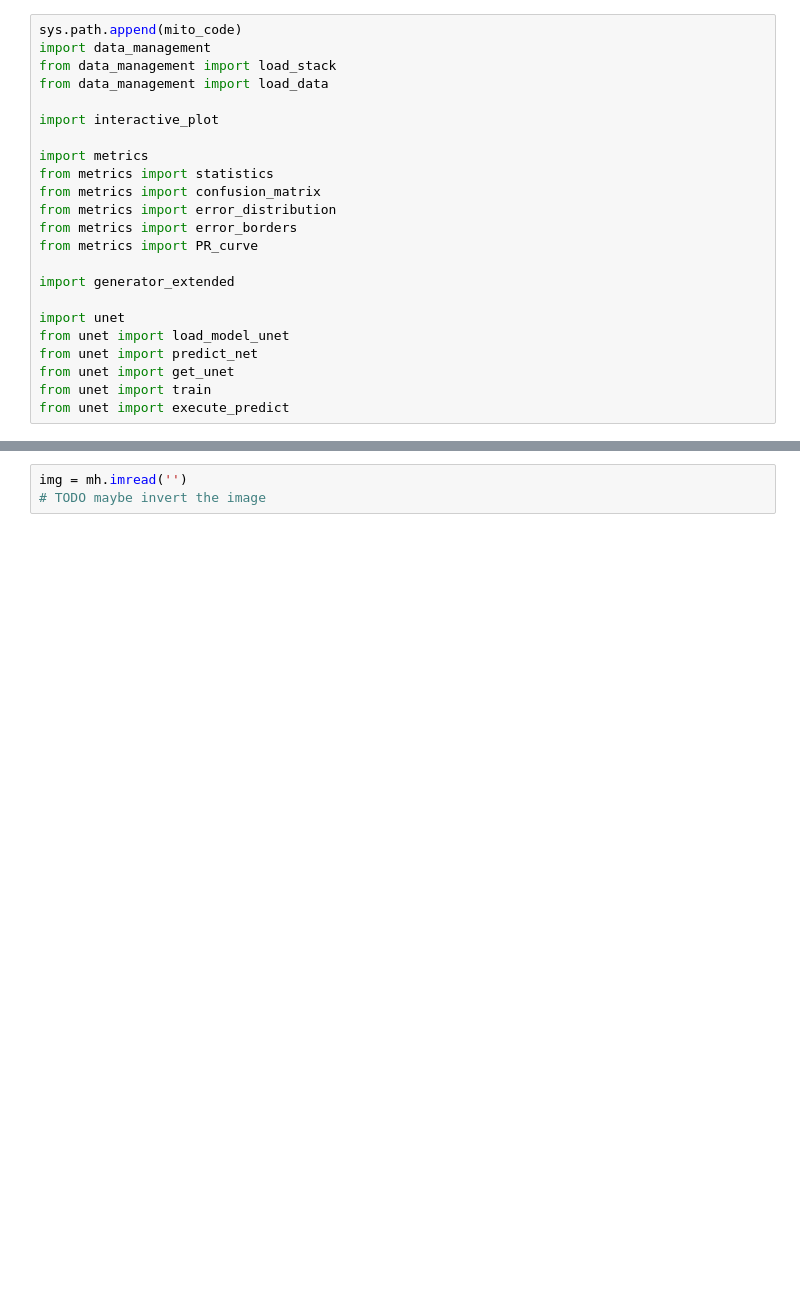
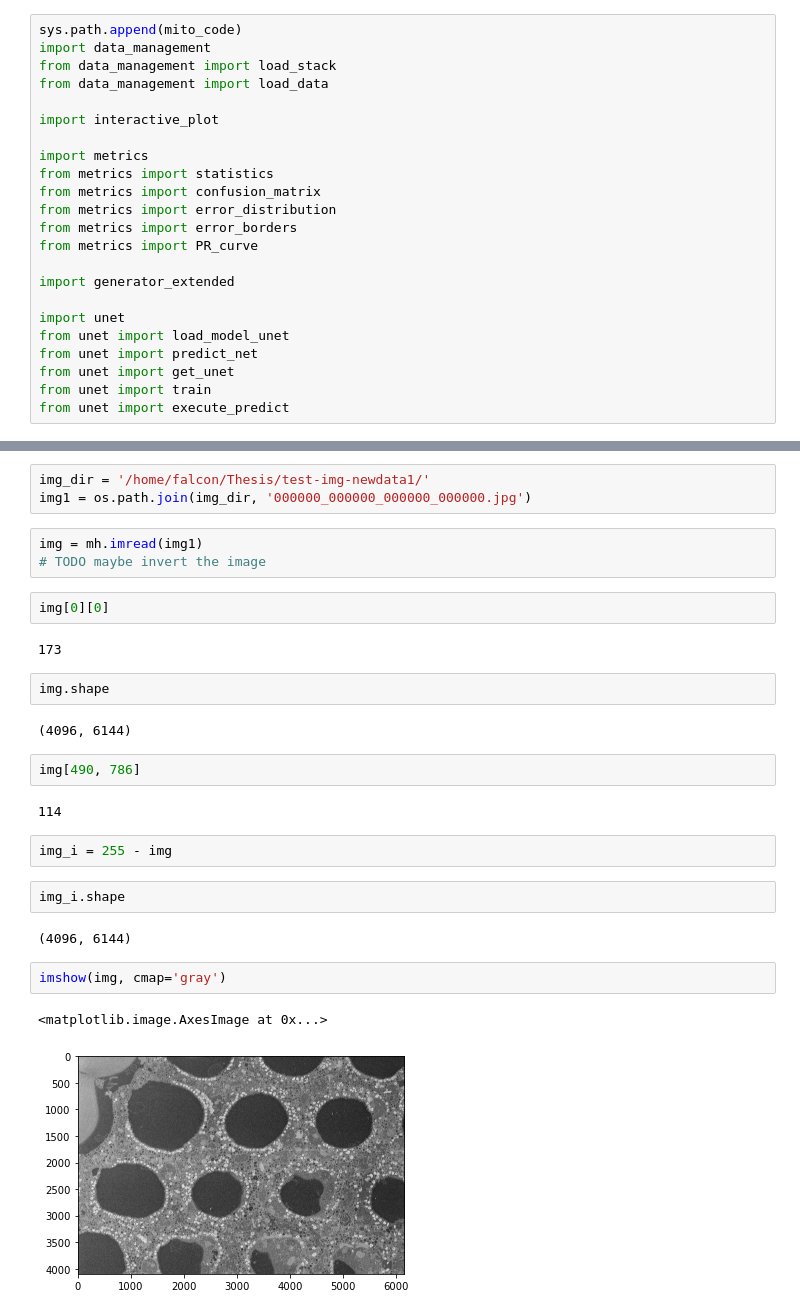
Before and after one commit to jainkhere/neuro, a Jupyter notebook: _EXPERIMENTS/Unet.ipynb, the cells around one changed output, grey strips where cells are left out. Cells and saved outputs as stored; diff of their text form; blank space fills up the shorter version.

Commit message:
prediction for one sample image

```diff
--- a/_EXPERIMENTS/Unet.ipynb
+++ b/_EXPERIMENTS/Unet.ipynb
@@ -35,3 +36,29 @@ import mahotas as mh
+# %%
+img_dir = '/home/falcon/Thesis/test-img-newdata1/'
+img1 = os.path.join(img_dir, '000000_000000_000000_000000.jpg')
 # %%
-img = mh.imread('')
+img = mh.imread(img1)
 # TODO maybe invert the image
+# %%
+img[0][0]
+# %% [output]
+173
+# %%
+img.shape
+# %% [output]
+(4096, 6144)
+# %%
+img[490, 786]
+# %% [output]
+114
+# %%
+img_i = 255 - img
+# %%
+img_i.shape
+# %% [output]
+(4096, 6144)
+# %%
+imshow(img, cmap='gray')
+# %% [output]
+<matplotlib.image.AxesImage at 0x...>
+[figure, added]
```
Also changed, not shown: parts of 28 cells of this notebook.
